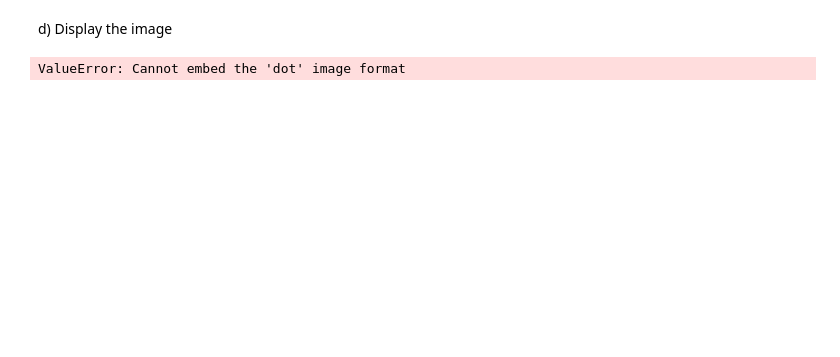
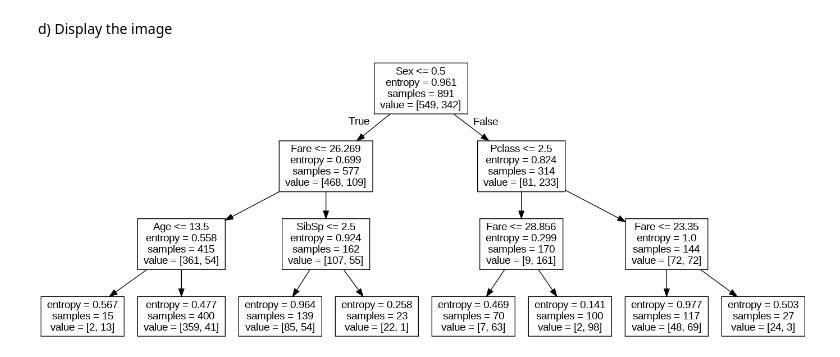
Before and after one commit to raveeen01/CPE-019, a Jupyter notebook: HOA4_1.ipynb, the cells around one changed output. Saved outputs shown, nothing was run; the diff lists cells and outputs as text; code cells hidden in the pictures; blank space fills up the shorter version.

```diff
--- a/HOA4_1.ipynb
+++ b/HOA4_1.ipynb
@@ -266,8 +281,8 @@ d) Display the image
 # %%
 #code cell 14
 #import the Image module from the Ipython.display libary
 from IPython.display import Image
 #display the decison tree graphic
-Image('/content/titanic.dot')
+Image('/content/titanic.png')
 # %% [output]
-ValueError: Cannot embed the 'dot' image format
+[figure, added]
```
Also changed, not shown: parts of 48 cells of this notebook.
